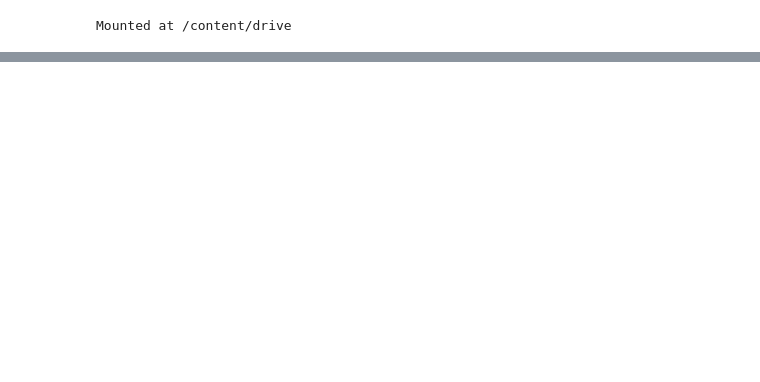
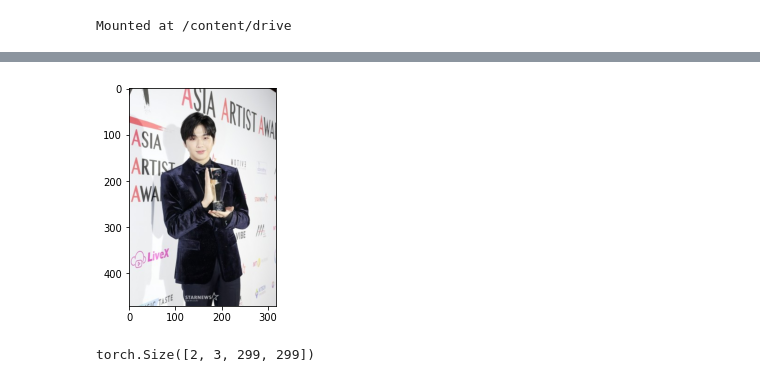
Before and after one commit to Insight-Sogang-Univ/CaptionTeam, a Jupyter notebook: ImageEncoder.ipynb, the cells around one changed output, grey strips where cells are left out. Saved outputs shown, nothing was run; the diff lists cells and outputs as text; code cells hidden in the pictures; blank space fills up the shorter version.

```diff
--- a/ImageEncoder.ipynb
+++ b/ImageEncoder.ipynb
@@ -81,0 +8,14 @@ Sequential(
+# %%
+import shutil
+shutil.rmtree('/content/drive/My Drive/repos/CaptionTeam')
+
+%cd /content/drive/MyDrive/repos
+!git clone https://github.com/Insight-Sogang-Univ/CaptionTeam
+%cd CaptionTeam
+
+FOLDERNAME = '/content/drive/My Drive/repos/CaptionTeam/'
+IMG_FOLDER = '/content/drive/My Drive/img'
+assert FOLDERNAME is not None, "[!] Enter the foldername."
+
+import sys
+sys.path.append('{}'.format(FOLDERNAME))
@@ -81,0 +72,14 @@ Sequential(
+# %%
+import matplotlib.pyplot as plt
+from torchvision.io import read_image
+import pandas as pd
+
+captions = pd.read_csv('captions.csv')
+img_dir = IMG_FOLDER
+idx=0
+img_path = os.path.join(img_dir, captions.loc[idx, 'head'], captions.loc[idx, 'name'])
+img = read_image(img_path)
+plt.imshow(np.transpose(img,(1,2,0)))
+plt.show()
+# %% [output]
+[figure, added]
@@ -82,4 +119,12 @@ Sequential(
 # %%
+import numpy as np
+
 for image, label in dataloader:
-  print(feature_extractor(image))
+  print(image.size())
+  with torch.no_grad():
+    # result = model(image)
+    result = feature_extractor(image)
   break
+print(result)
+# %% [output]
+torch.Size([2, 3, 299, 299])
```
Also changed, not shown: parts of 9 cells of this notebook.
